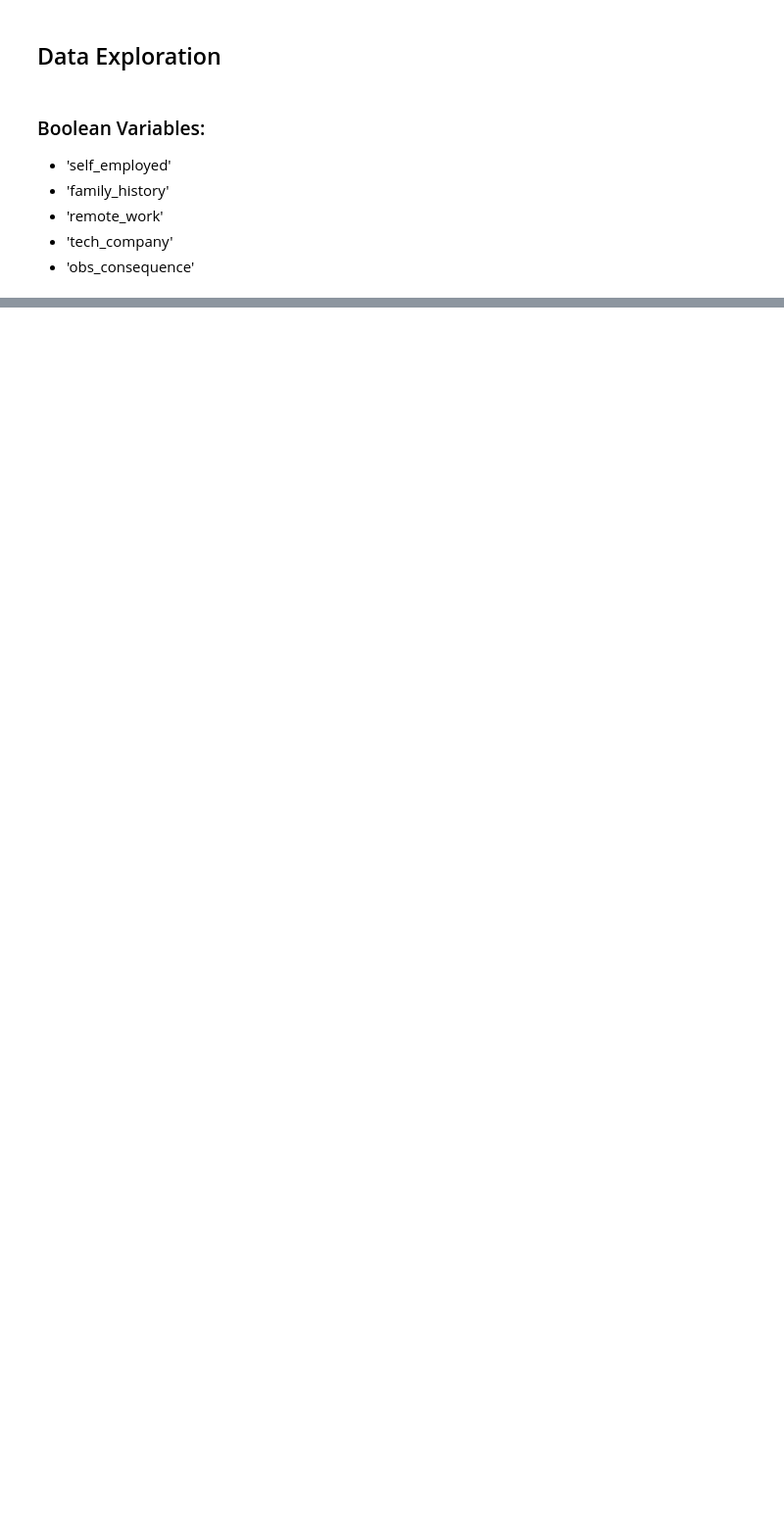
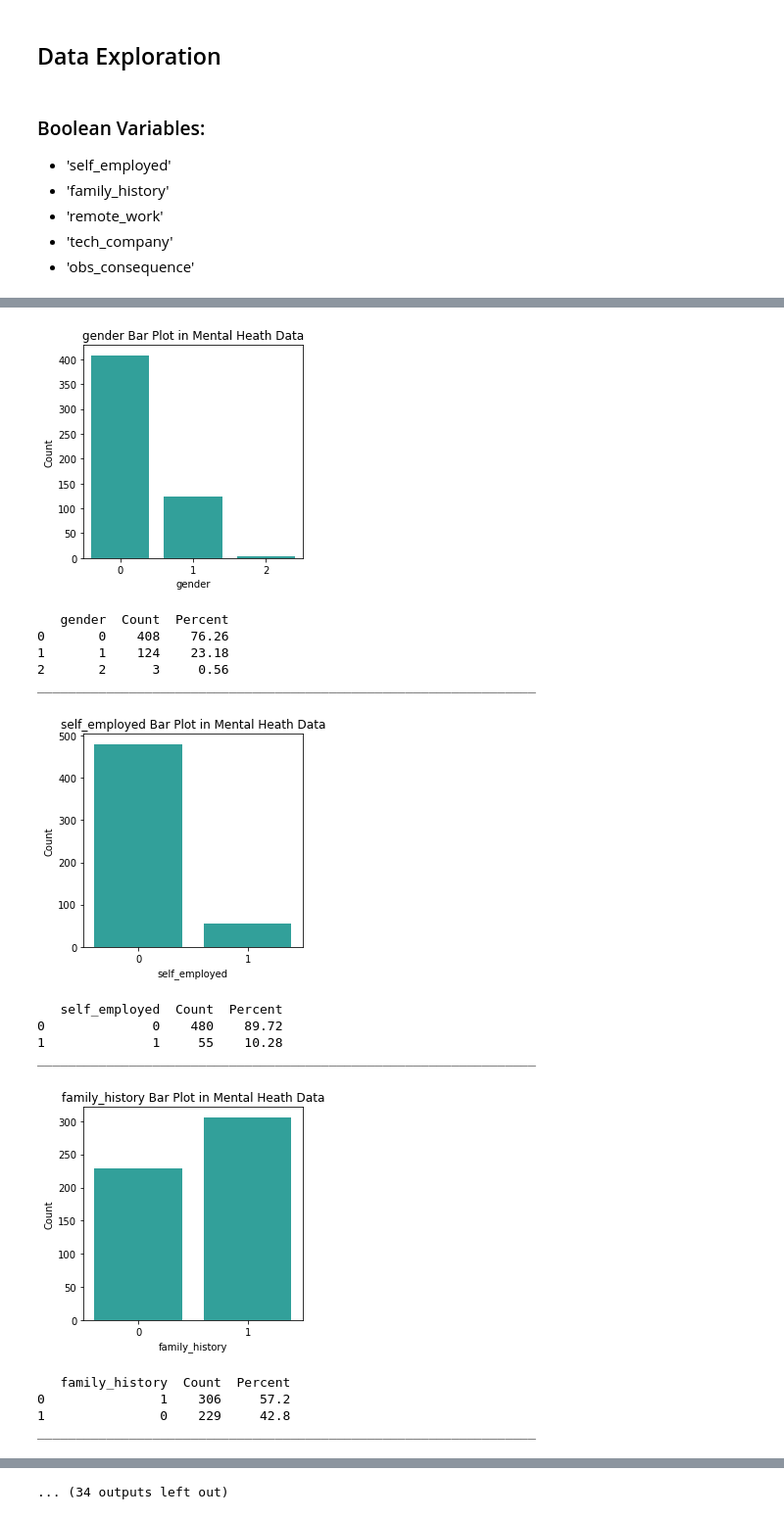
Before and after one commit to Mental-Health-In-Tech/tech-blues-capstone, a Jupyter notebook: tyler_scratchpad.ipynb, the cells around one changed output, grey strips where cells are left out. Shown: that part at 98% size. Drawn from its saved outputs; the diff is of its cells as text; code cells hidden in the pictures; blank space fills up the shorter version.

Commit message:
completed first draft of univariate exploration

```diff
--- a/tyler_scratchpad.ipynb
+++ b/tyler_scratchpad.ipynb
@@ -35,6 +37,6 @@ Data columns (total 27 columns):
 dtypes: int64(1), object(26)
 memory usage: 265.7+ KB
 # %%
-df = prepare.prep_the_strings(df)
-df.head().T
+strings_df = prepare.prep_the_strings(df)
+strings_df.info()
 # %% [output]
@@ -131,0 +60,3 @@ memory usage: 194.4+ KB
+# %%
+encode_df = prepare.prep_encode(strings_df)
+encode_df.info()
@@ -145,0 +90,4 @@ memory usage: 194.4+ KB
+# %%
+# first let's split the data...
+
+train, validate, test = explore.train_validate_test_split(encode_df, 'work_interfere')
@@ -145,0 +128,19 @@ memory usage: 194.4+ KB
+# %%
+explore.explore_univariate(train)
+# %% [output]
+[figure, added]
+   gender  Count  Percent
+0       0    408    76.26
+1       1    124    23.18
+2       2      3     0.56
+_________________________________________________________________
+[figure, added]
+   self_employed  Count  Percent
+0              0    480    89.72
+1              1     55    10.28
+_________________________________________________________________
+[figure, added]
+   family_history  Count  Percent
+0               1    306     57.2
+1               0    229     42.8
+_________________________________________________________________
@@ -145,0 +166 @@ memory usage: 194.4+ KB
+... (34 outputs left out)
```
Also changed, not shown: parts of 16 cells of this notebook.
